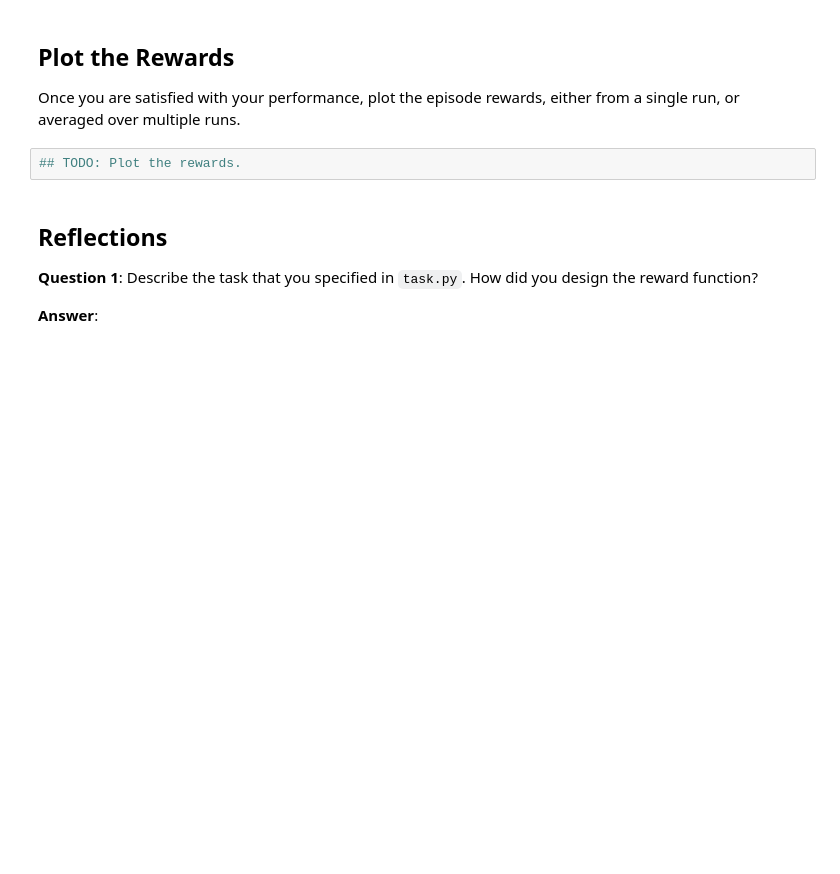
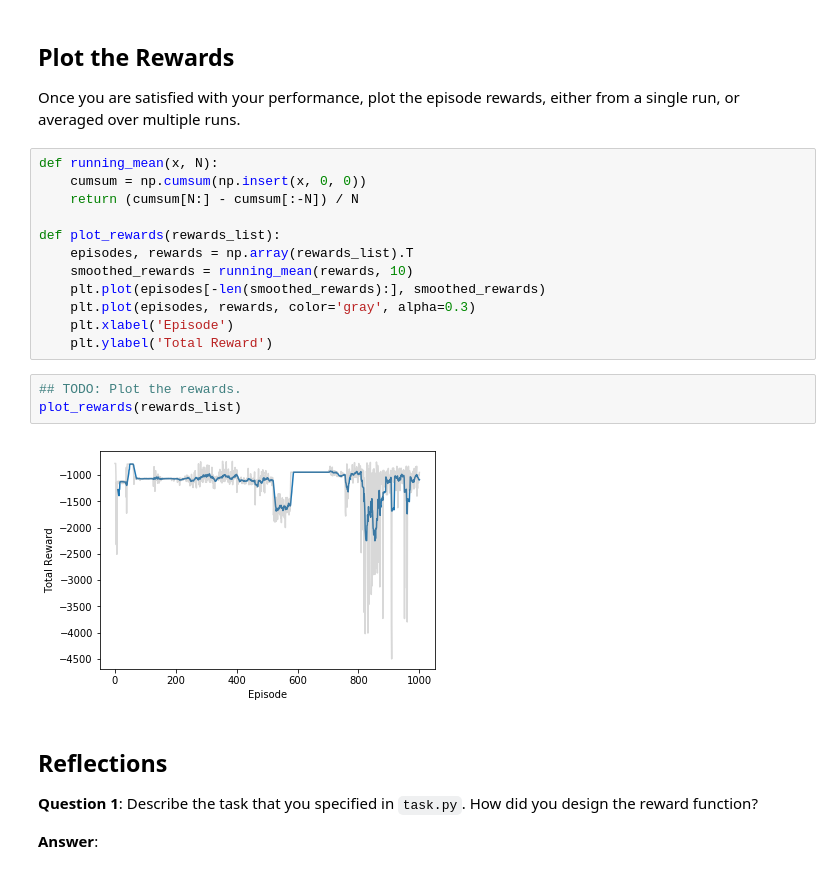
Before and after one commit to yokolet/rl-project, a Jupyter notebook: Quadcopter_Project.ipynb, the cells around one changed output. Drawn from its saved outputs; the diff is of its cells as text; blank space fills up the shorter version.

```diff
--- a/Quadcopter_Project.ipynb
+++ b/Quadcopter_Project.ipynb
@@ -235,8 +286,23 @@ agent = Agent(task)
 ## Plot the Rewards
 
 Once you are satisfied with your performance, plot the episode rewards, either from a single run, or averaged over multiple runs.
+# %%
+def running_mean(x, N):
+    cumsum = np.cumsum(np.insert(x, 0, 0))
+    return (cumsum[N:] - cumsum[:-N]) / N
+
+def plot_rewards(rewards_list):
+    episodes, rewards = np.array(rewards_list).T
+    smoothed_rewards = running_mean(rewards, 10)
+    plt.plot(episodes[-len(smoothed_rewards):], smoothed_rewards)
+    plt.plot(episodes, rewards, color='gray', alpha=0.3)
+    plt.xlabel('Episode')
+    plt.ylabel('Total Reward')
 # %%
 ## TODO: Plot the rewards.
+plot_rewards(rewards_list)
+# %% [output]
+[figure, added]
 # %% [markdown]
 ## Reflections
 
```
Also changed, not shown: parts of 2 cells of this notebook.
